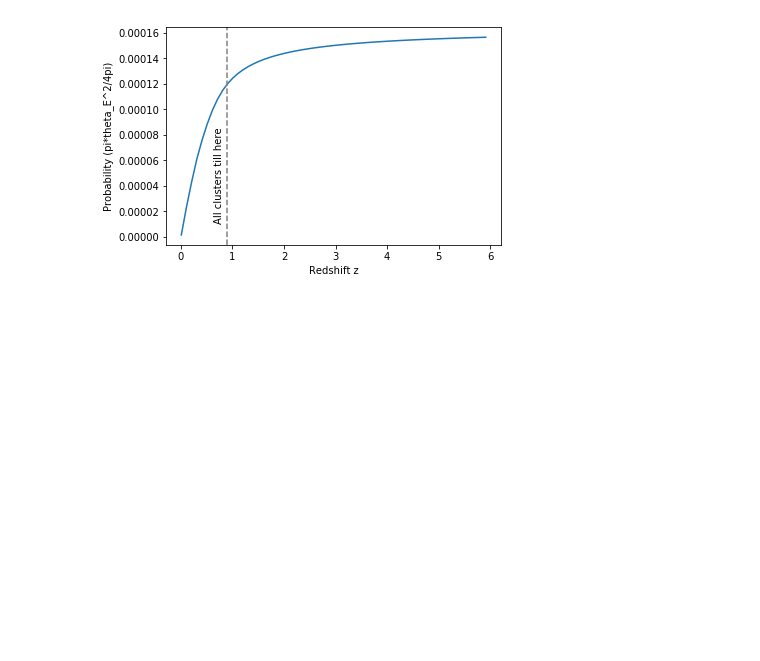
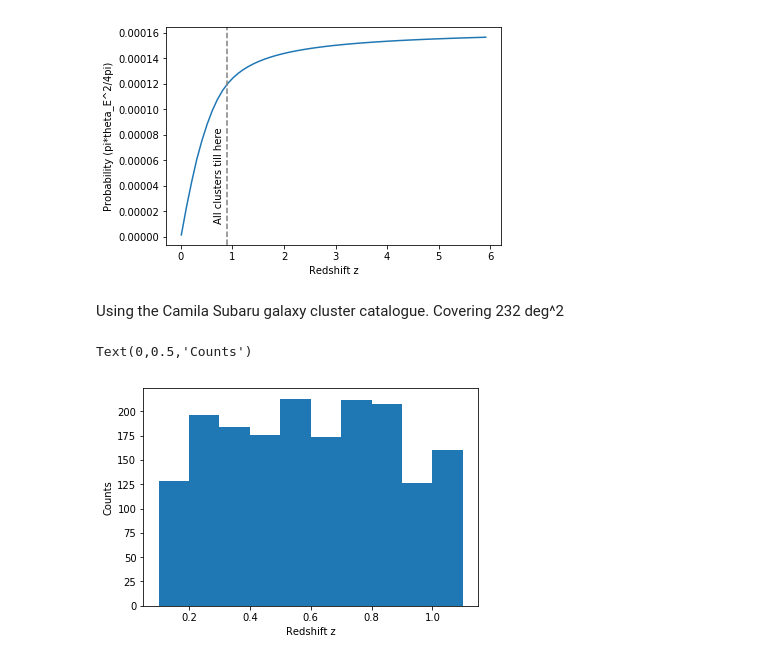
Before and after one commit to natazipper/GWs_vs_PTAs, a Jupyter notebook: lensing_cat.ipynb, the cells around one changed output. Saved outputs shown, nothing was run; the diff lists cells and outputs as text; code cells hidden in the pictures; blank space fills up the shorter version.

Commit message:
Have added Hyper Suprime-Cam Subaru cluster catalogue

```diff
--- a/lensing_cat.ipynb
+++ b/lensing_cat.ipynb
@@ -139,3 +139,18 @@ plt.axvline(max(zspec), ls="--", c="grey")
 # %% [output]
 <matplotlib.lines.Line2D at 0x...>
 [figure]
+# %% [markdown]
+Using the Camila Subaru galaxy cluster catalogue. Covering 232 deg^2
+# %%
+#loading the catalogue
+cat=np.genfromtxt("../camira_hsc.dat")
+zspec=cat[:, 4]
+rich=cat[:, 5]
+# %%
+#see the z distribution
+plt.hist(zspec)
+plt.xlabel("Redshift z")
+plt.ylabel("Counts")
+# %% [output]
+Text(0,0.5,'Counts')
+[figure, added]
```
Also changed, not shown: parts of 3 cells of this notebook.
